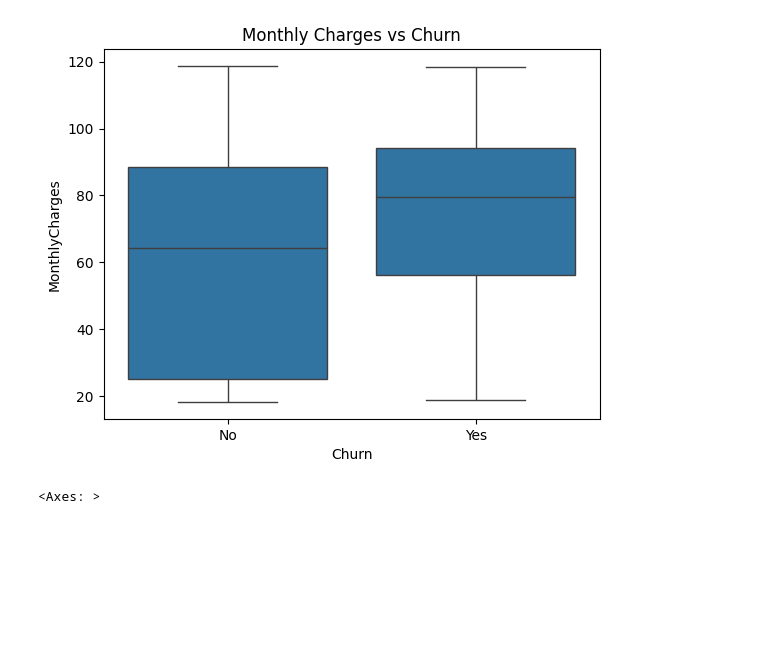
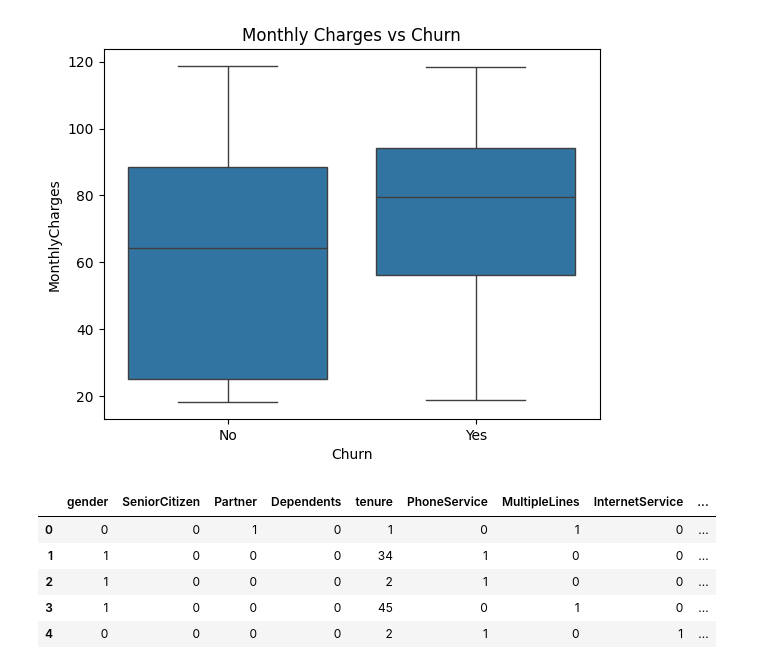
Before and after one commit to Md-Maruf-1727/Machine-Learning-Algorithms, a Jupyter notebook: Decision Tree Classifier/Customer churn prediction/code.ipynb, the cells around one changed output. Saved outputs shown, nothing was run; the diff lists cells and outputs as text; code cells hidden in the pictures; blank space fills up the shorter version.

Commit message:
customer churn

```diff
--- a/Decision Tree Classifier/Customer churn prediction/code.ipynb
+++ b/Decision Tree Classifier/Customer churn prediction/code.ipynb
@@ -136,7 +136,21 @@ df['TotalCharges'].isnull().sum()
 
 # Fills the missing values in 'TotalCharges' with the median value of the column.
 df['TotalCharges'] = df['TotalCharges'].fillna(df['TotalCharges'].median())
-# %%
-sns.heatmap(df[['tenure', 'MonthlyCharges', 'TotalCharges']], annot=True)
-# %% [output]
-<Axes: >
+# %%
+# Drops the 'customerID' column from the DataFrame as it is not useful for modeling.
+df = df.drop(['customerID'], axis=1)
+# %%
+# Encodes all columns in the DataFrame into numeric values using Label Encoding (converts categorical/string data to numbers).
+le = LabelEncoder()                  # Creates a LabelEncoder object.
+
+for col in df.columns:
+    df[col] = le.fit_transform(df[col])  # Transforms each column into numeric codes.
+# %%
+df.head()
+# %% [output]
+|  | gender | SeniorCitizen | Partner | Dependents | tenure | PhoneService | MultipleLines | InternetService | ... |
+| 0 | 0 | 0 | 1 | 0 | 1 | 0 | 1 | 0 | ... |
+| 1 | 1 | 0 | 0 | 0 | 34 | 1 | 0 | 0 | ... |
+| 2 | 1 | 0 | 0 | 0 | 2 | 1 | 0 | 0 | ... |
+| 3 | 1 | 0 | 0 | 0 | 45 | 0 | 1 | 0 | ... |
+| 4 | 0 | 0 | 0 | 0 | 2 | 1 | 0 | 1 | ... |
```
Also changed, not shown: parts of 11 cells of this notebook.
